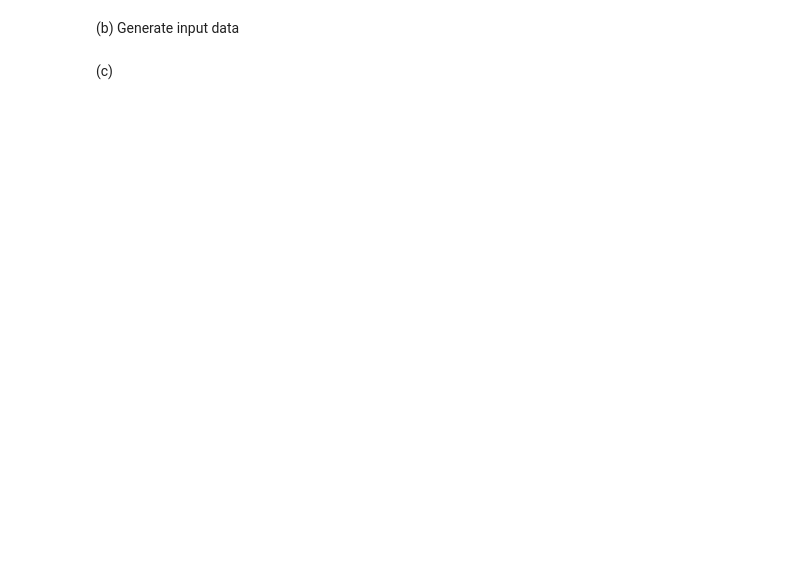
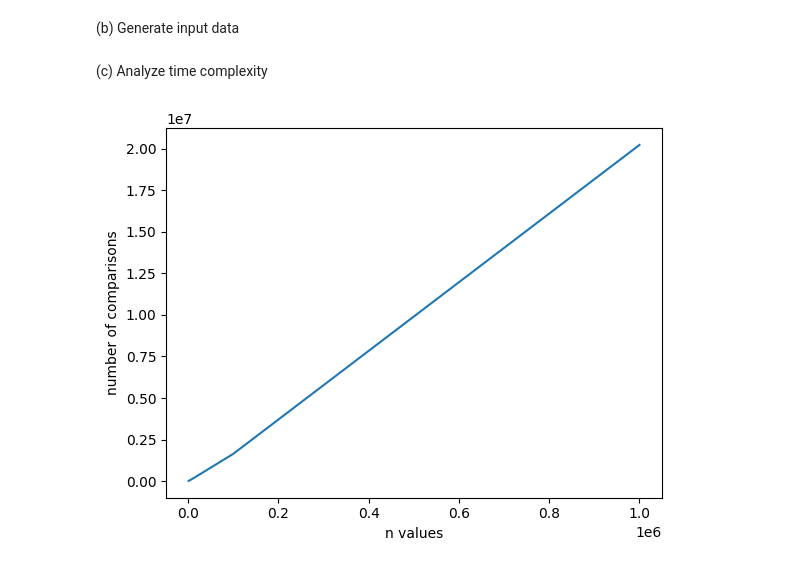
Before and after one commit to Shoterjust/SC2001-Projects, a Jupyter notebook: Project 1/SMAC_grp4.ipynb, the cells around one changed output. Cells and saved outputs as stored; diff of their text form; code cells hidden in the pictures; blank space fills up the shorter version.

```diff
--- a/Project 1/SMAC_grp4.ipynb
+++ b/Project 1/SMAC_grp4.ipynb
@@ -7,7 +10,15 @@ import random
+# %%
+class Counter():
+  def __init__(self):
+    self.c = 0
+  def add(self, k = 1):
+    self.c += k
 # %%
-def insertion_sort(n):
+def insertion_sort(n,cnt:Counter):
+    global COMPARISONS
     for i in range(1, len(n)):
         for j in range(i,0,-1):
+            cnt.add(1)
             if n[j] < n[j-1]:
                 n[j], n[j-1] = n[j-1], n[j]
             else:
@@ -39,10 +51,10 @@ def merge_sort(n):
 # %%
-def hybrid_sort(n,S):
+def hybrid_sort(n,S,cnt:Counter):
     if len(n) <= S:
-        insertion_sort(n)
-        return
+        return insertion_sort(n,cnt)
+
     else:
         mid = len(n) // 2
-        left = hybrid_sort(n[:mid],S)
-        right = hybrid_sort(n[mid:],S)
-    return merge(left,right)
+        left = hybrid_sort(n[:mid],S,cnt)
+        right = hybrid_sort(n[mid:],S,cnt)
+        return merge(left,right,cnt)
@@ -56,2 +95,2 @@ def random_array(n,seed,maximum):
 # %% [markdown]
-(c)
+(c) Analyze time complexity
@@ -63,0 +97,23 @@ if __name__ == "__main__":
+# %%
+def part_c_i():
+    global COMPARISONS
+    COMPARISONS = 0
+    sizes = [1000, 10000, 100000, 1000000]
+    seed = 10
+    com_arr = []
+    x = 10000000
+
+    for size in sizes:
+        cnt_h = Counter()
+        arr = random_array(size, seed, x)
+        hybrid_sort(arr,20,cnt_h)                          # fix S = 20
+        com_arr.append(cnt_h.c)
+
+    #plt.gcf().axes[0].yaxis.get_major_formatter().set_scientific(False)
+    plt.xlabel("n values")
+    plt.ylabel("number of comparisons")
+    plt.plot(sizes, com_arr)
+# %%
+part_c_i()
+# %% [output]
+[figure, added]
```
Also changed, not shown: parts of 17 cells of this notebook.
